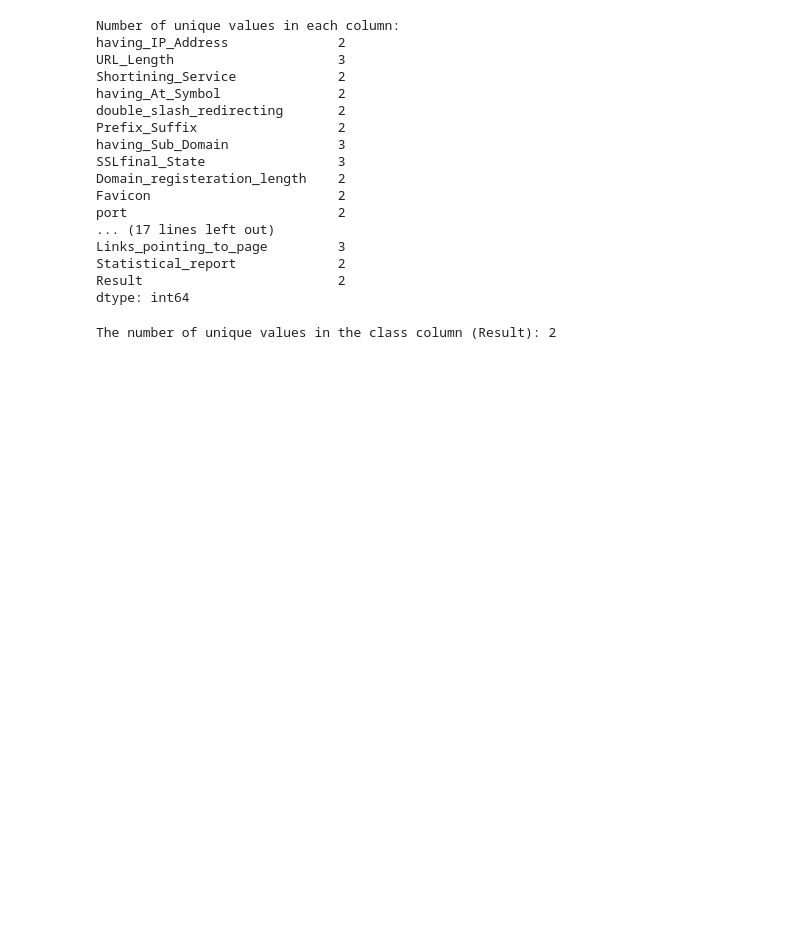
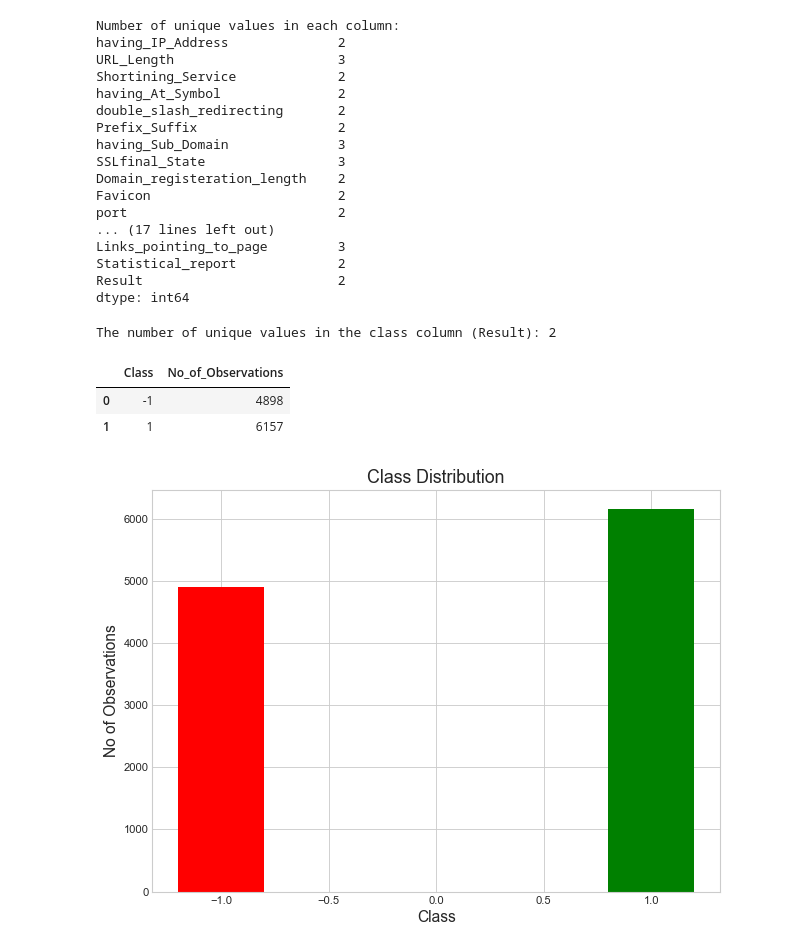
Before and after one commit to sudadabdul/Phishing-Websites-Detection, a Jupyter notebook: exploratory_data_analysis.ipynb, the cells around one changed output. Drawn from its saved outputs; the diff is of its cells as text; code cells hidden in the pictures; blank space fills up the shorter version.

```diff
--- a/exploratory_data_analysis.ipynb
+++ b/exploratory_data_analysis.ipynb
@@ -13,8 +13,10 @@ import pandas as pd
 BASE_DIR = Path(".").resolve()
 DATA_DIR = BASE_DIR / "data"
 # %%
+%matplotlib inline
 np.random.seed(42)
 pd.set_option("display.max_columns", 31)
+plt.style.use("seaborn-v0_8-whitegrid")
 # %% [markdown]
 ## **Dataset**
 # %%
@@ -86,3 +68,27 @@ dtype: int64
 print(f"The number of unique values in the class column (Result): {phishing_website_data['Result'].nunique()}")
 # %% [output]
 The number of unique values in the class column (Result): 2
+# %%
+
+pd.DataFrame(
+    Counter(phishing_website_data['Result']).items(),
+    columns=["Class", "No_of_Observations"],
+)
+# %% [output]
+|  | Class | No_of_Observations |
+| 0 | -1 | 4898 |
+| 1 | 1 | 6157 |
+# %%
+plt.figure(figsize=(8, 6), dpi=80)
+plt.bar(
+    x=Counter(phishing_website_data['Result']).keys(),
+    height=Counter(phishing_website_data['Result']).values(),
+    color=["red", "green"],
+    width=0.4,
+)
+plt.xlabel("Class", fontsize=14)
+plt.ylabel("No of Observations", fontsize=14)
+plt.title("Class Distribution", fontsize=16)
+plt.tight_layout();
+# %% [output]
+[figure, added]
```
Also changed, not shown: parts of 5 cells of this notebook.
